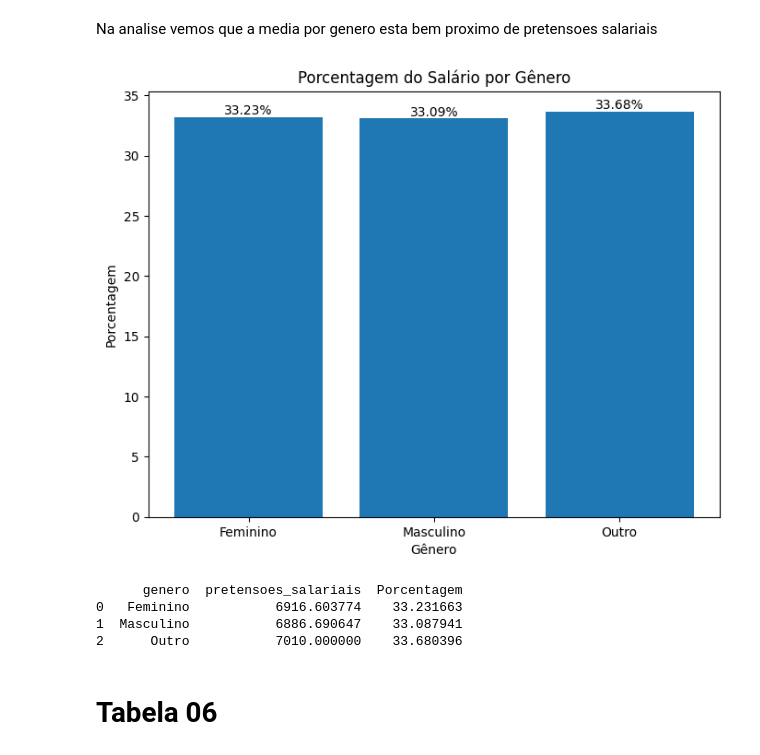
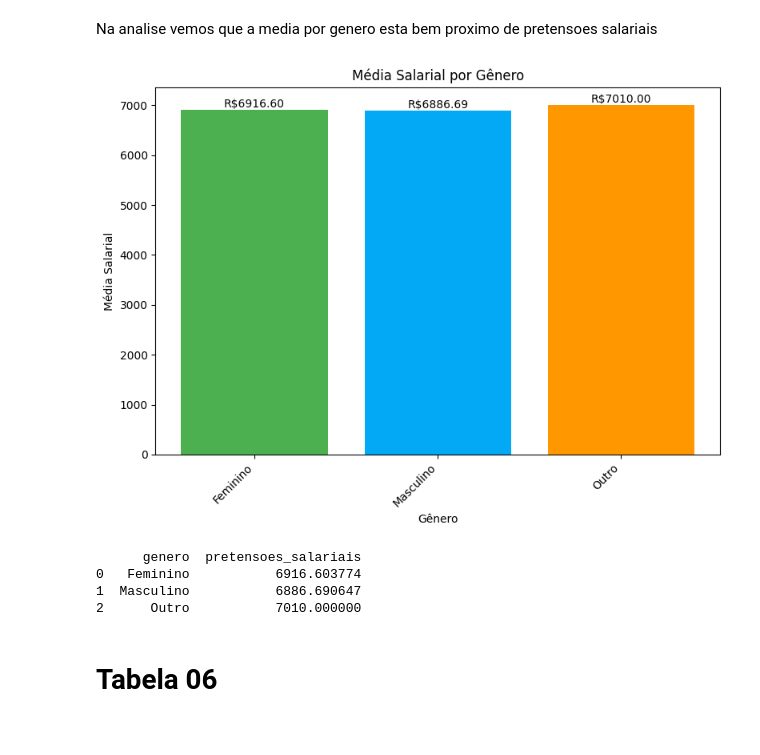
Before and after one commit to jesieldossantos/Curso-IA, a Jupyter notebook: analises/candidatos/candidatos_tecnologia.ipynb, the cells around one changed output. Saved outputs shown, nothing was run; the diff lists cells and outputs as text; code cells hidden in the pictures.

```diff
--- a/analises/candidatos/candidatos_tecnologia.ipynb
+++ b/analises/candidatos/candidatos_tecnologia.ipynb
@@ -358,25 +358,23 @@ Na analise vemos que a media por genero esta bem proximo de pretensoes salariais
 # %%
 media_salario_genero = df_candidatos_completo.groupby('genero')['pretensoes_salariais'].mean().reset_index()
 
-total = media_salario_genero['pretensoes_salariais'].sum()
-media_salario_genero['Porcentagem'] = (media_salario_genero['pretensoes_salariais'] / total) * 100
-
 plt.figure(figsize=(8, 6))
-plt.bar(media_salario_genero['genero'], media_salario_genero['Porcentagem'])
-plt.title('Porcentagem do Salário por Gênero')
+plt.bar(media_salario_genero['genero'], media_salario_genero['pretensoes_salariais'], color=['#4CAF50', '#03A9F4', '#FF9800'][:len(media_salario_genero)])
+plt.title('Média Salarial por Gênero')
 plt.xlabel('Gênero')
-plt.ylabel('Porcentagem')
+plt.ylabel('Média Salarial')
+plt.xticks(rotation=45, ha='right')
 for i, row in media_salario_genero.iterrows():
-    plt.text(row['genero'], row['Porcentagem'], f"{row['Porcentagem']:.2f}%", ha='center', va='bottom')
+    plt.text(i, row['pretensoes_salariais'], f"R${row['pretensoes_salariais']:.2f}", ha='center', va='bottom')
+plt.tight_layout()
 plt.show()
-
 print(media_salario_genero)
 # %% [output]
-[figure, old version]
+[figure, new version]
-      genero  pretensoes_salariais  Porcentagem
-0   Feminino           6916.603774    33.231663
-1  Masculino           6886.690647    33.087941
-2      Outro           7010.000000    33.680396
+      genero  pretensoes_salariais
+0   Feminino           6916.603774
+1  Masculino           6886.690647
+2      Outro           7010.000000
 # %% [markdown]
 # Tabela 06
 # %% [markdown]
```
Also changed, not shown: parts of 12 cells of this notebook, 1 other file.
